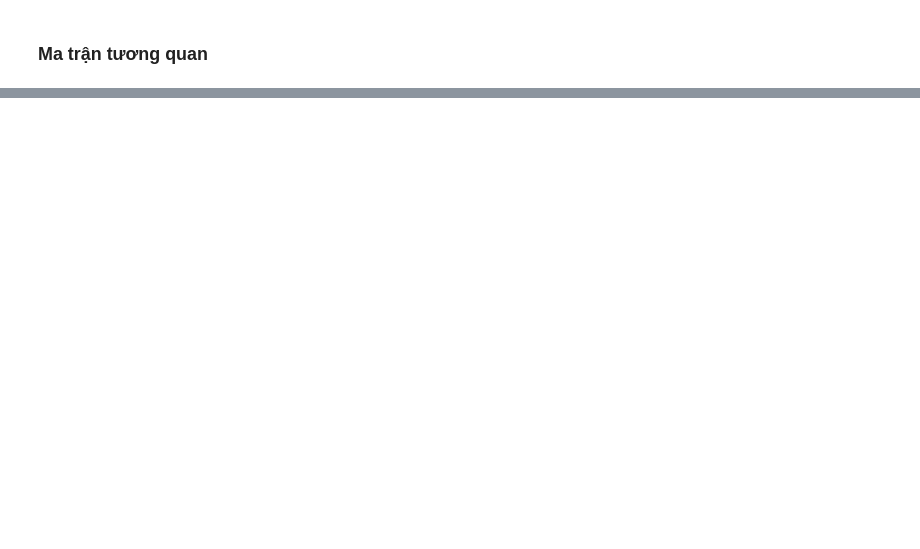
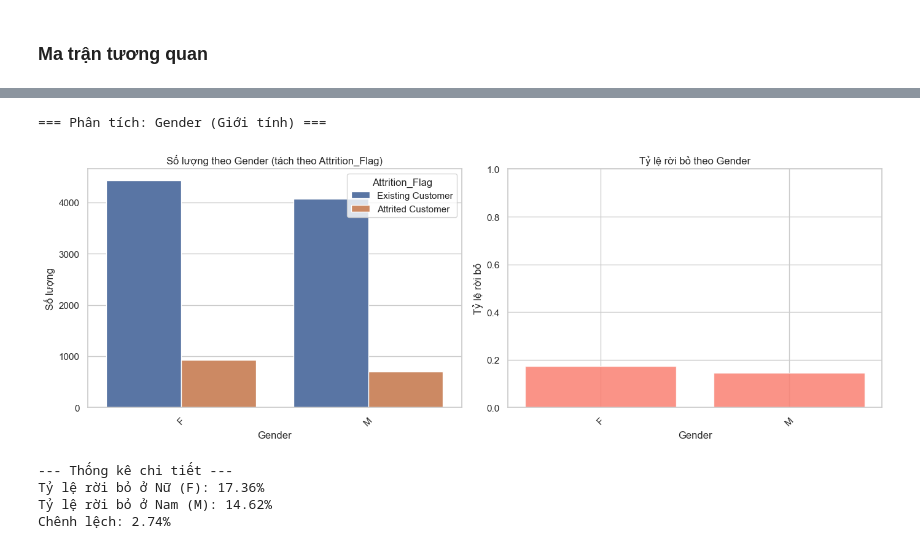
Before and after one commit to ndthanh308/Lab2-ProDS, a Jupyter notebook: notebooks/01_data_exploration.ipynb, the cells around one changed output, grey strips where cells are left out. Cells and saved outputs as stored; diff of their text form; code cells hidden in the pictures; blank space fills up the shorter version.

```diff
--- a/notebooks/01_data_exploration.ipynb
+++ b/notebooks/01_data_exploration.ipynb
@@ -344,0 +662,20 @@ Dựa vào bảng số liệu trên, em rút ra 5 điểm đáng chú ý sau:
+# %%
+# Loại bỏ 2 cột Naive_Bayes
+# Loại bỏ 2 cột Naive_Bayes và gán lại data_np
+
+cols = data_np.dtype.names
+drop_cols = [c for c in cols if "Naive_Bayes_Classifier" in c]
+keep_cols = [c for c in cols if c not in drop_cols]
+
+if len(drop_cols) == 0:
+    print("Không thấy cột Naive_Bayes_Classifier nào để loại.")
+else:
+    print("Các cột bị loại:")
+    for c in drop_cols:
+        print("-", c)
+
+data_np = data_np[keep_cols]
+
+print("\nSau khi làm sạch:")
+print("Số cột còn lại:", len(data_np.dtype.names))
+print("Tên cột:", data_np.dtype.names)
@@ -346,0 +1036,34 @@ Dựa vào bảng số liệu trên, em rút ra 5 điểm đáng chú ý sau:
+# %%
+# 1. Vẽ biểu đồ so sánh số lượng
+print("=== Phân tích: Gender (Giới tính) ===")
+plot_categorical_analysis(data_np, 'Gender')
+
+# 2. Tính tỷ lệ rời bỏ cụ thể cho Nam và Nữ bằng Numpy
+# Lấy dữ liệu
+genders = data_np['Gender']
+targets = data_np['Attrition_Flag']
+
+# Tạo mask
+mask_female = (genders == 'F')
+mask_male = (genders == 'M')
+mask_attrited = (targets == 'Attrited Customer')
+
+# Tính tỷ lệ
+# Tỷ lệ rời bỏ = (Số người rời bỏ trong nhóm) / (Tổng số người trong nhóm)
+churn_rate_f = np.mean(mask_attrited[mask_female])
+churn_rate_m = np.mean(mask_attrited[mask_male])
+
+print(f"--- Thống kê chi tiết ---")
+print(f"Tỷ lệ rời bỏ ở Nữ (F): {churn_rate_f:.2%}")
+print(f"Tỷ lệ rời bỏ ở Nam (M): {churn_rate_m:.2%}")
+
+# So sánh nhanh
+diff = abs(churn_rate_f - churn_rate_m)
+print(f"Chênh lệch: {diff:.2%}")
+# %% [output]
+=== Phân tích: Gender (Giới tính) ===
+[figure, added]
+--- Thống kê chi tiết ---
+Tỷ lệ rời bỏ ở Nữ (F): 17.36%
+Tỷ lệ rời bỏ ở Nam (M): 14.62%
+Chênh lệch: 2.74%
```
Also changed, not shown: parts of 24 cells of this notebook, 1 other file.
